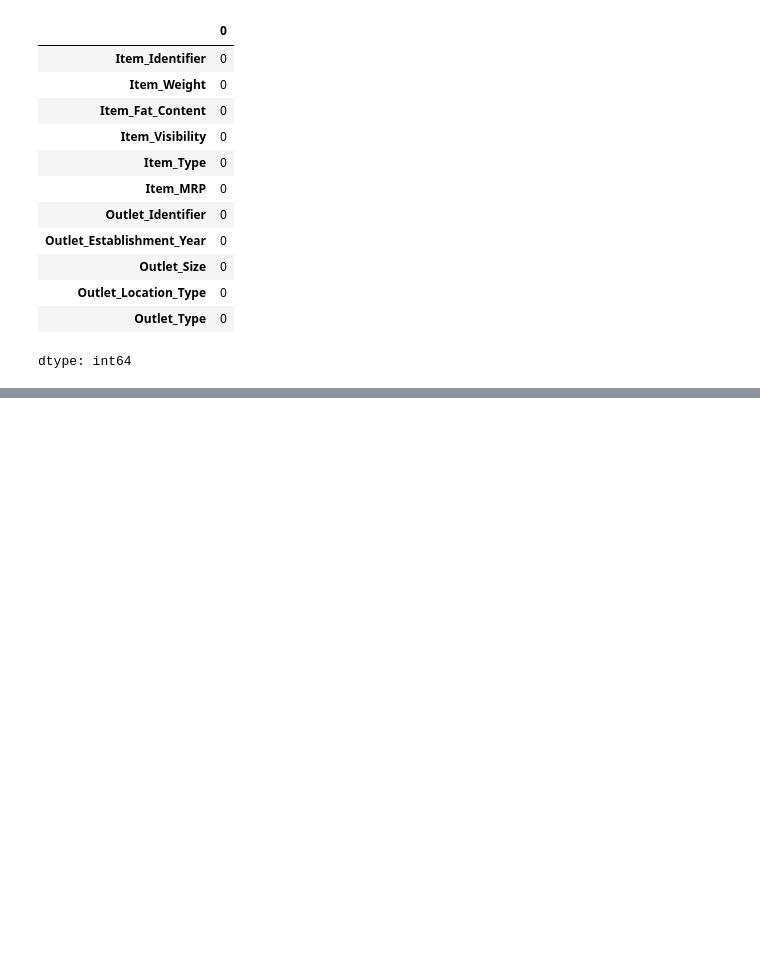
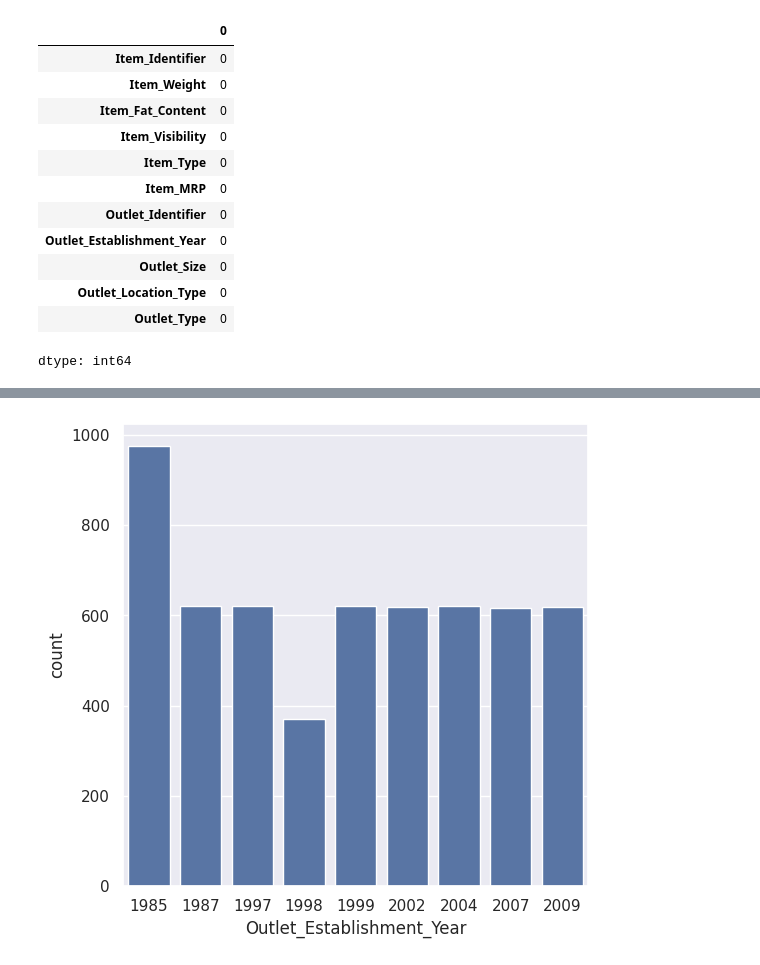
Before and after one commit to SyedSameena18/Big-Mart-Sales, a Jupyter notebook: Big_Mart_Sales_.ipynb, the cells around one changed output, grey strips where cells are left out. Cells and saved outputs as stored; diff of their text form; code cells hidden in the pictures; blank space fills up the shorter version.

```diff
--- a/Big_Mart_Sales_.ipynb
+++ b/Big_Mart_Sales_.ipynb
@@ -154,0 +221,7 @@ dtype: int64
+# %%
+# Outlet_Establishment_Year column
+plt.figure(figsize=(6,6))
+sns.countplot(x='Outlet_Establishment_Year', data=big_mart_data)
+plt.show()
+# %% [output]
+[figure, added]
```
Also changed, not shown: parts of 12 cells of this notebook.
